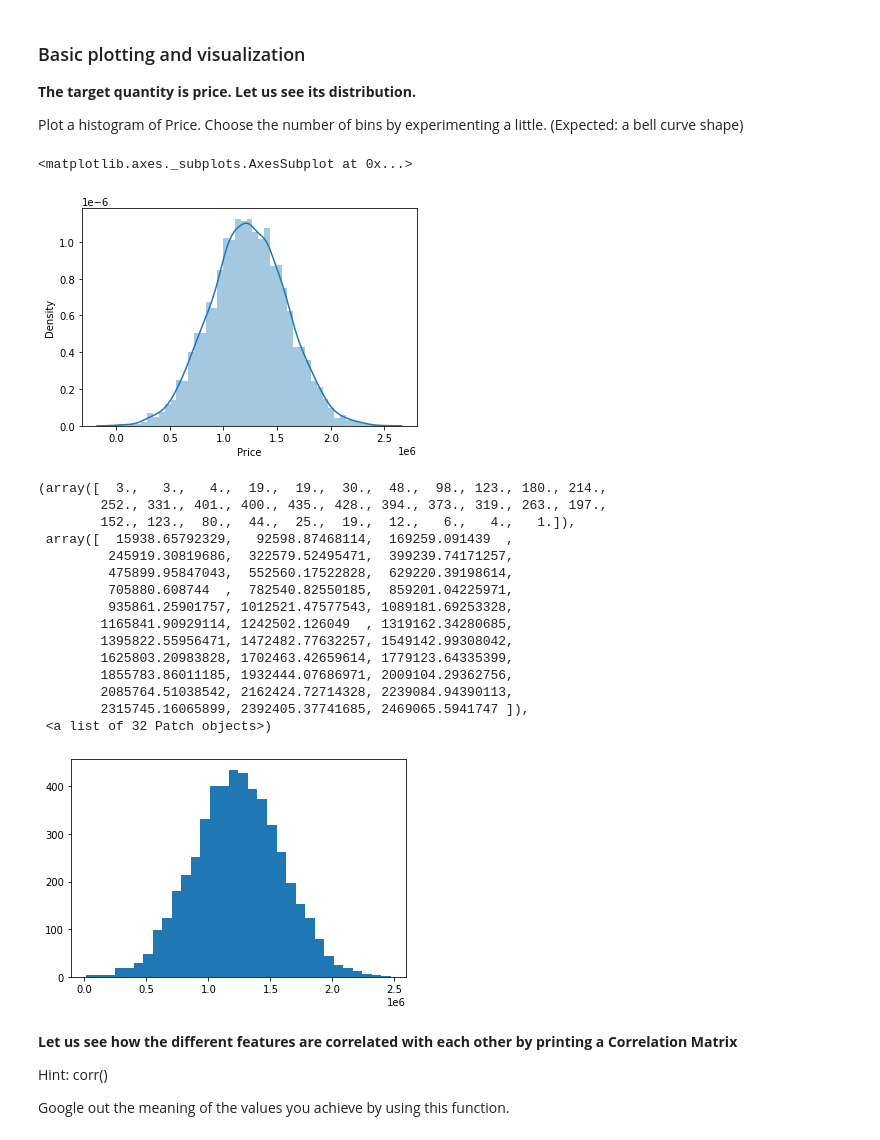
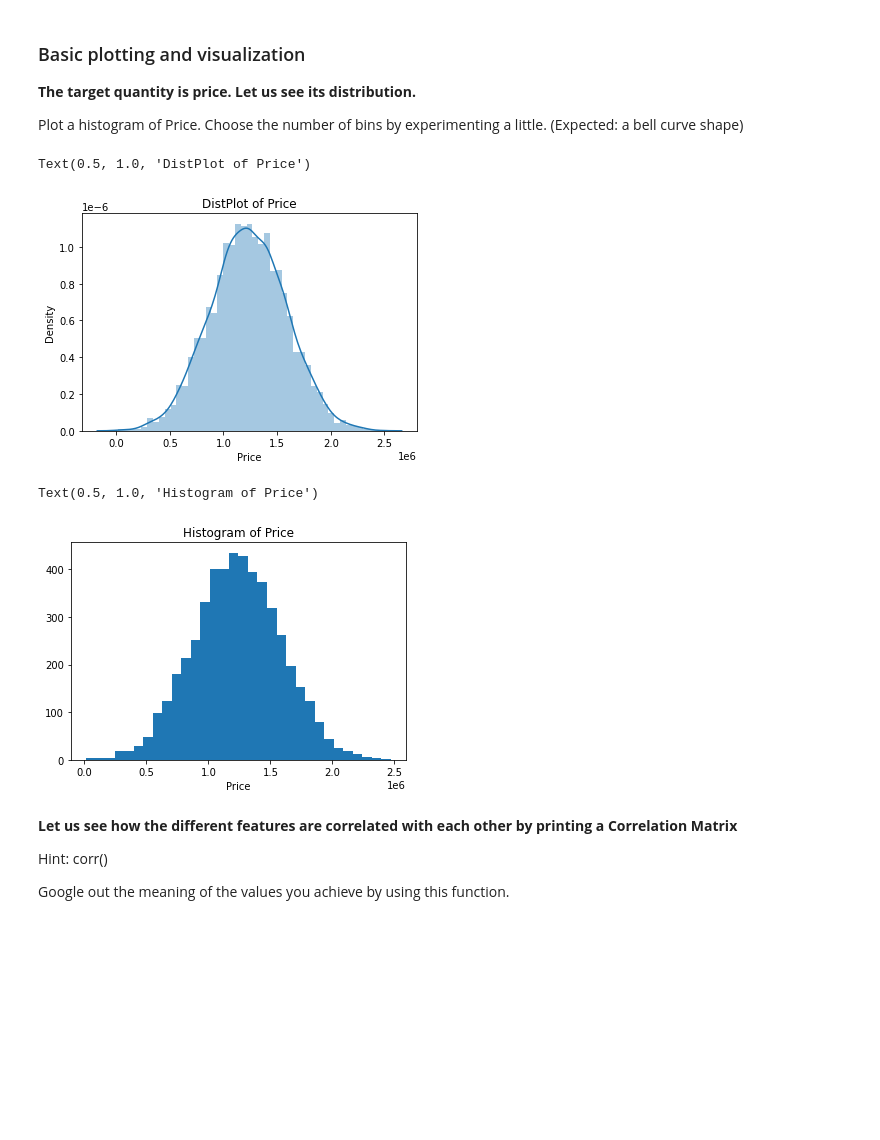
Before and after one commit to maitreya-v/Synapse_LP, a Jupyter notebook: Week_2.ipynb, the cells around one changed output. Saved outputs shown, nothing was run; the diff lists cells and outputs as text; code cells hidden in the pictures; blank space fills up the shorter version.

```diff
--- a/Week_2.ipynb
+++ b/Week_2.ipynb
@@ -90,29 +90,18 @@ Plot a histogram of Price. Choose the number of bins by experimenting a little.
 # %%
 # Your code starts here
 sns.distplot(train_loader['Price'])
+plt.title('DistPlot of Price')
 # Your code ends here
 # %% [output]
-<matplotlib.axes._subplots.AxesSubplot at 0x...>
+Text(0.5, 1.0, 'DistPlot of Price')
-[figure, old version]
+[figure, new version]
 # %%
 plt.hist(train_loader['Price'],bins=32)
+plt.xlabel('Price')
+plt.title('Histogram of Price')
 # %% [output]
-(array([  3.,   3.,   4.,  19.,  19.,  30.,  48.,  98., 123., 180., 214.,
-        252., 331., 401., 400., 435., 428., 394., 373., 319., 263., 197.,
-        152., 123.,  80.,  44.,  25.,  19.,  12.,   6.,   4.,   1.]),
- array([  15938.65792329,   92598.87468114,  169259.091439  ,
-         245919.30819686,  322579.52495471,  399239.74171257,
-         475899.95847043,  552560.17522828,  629220.39198614,
-         705880.608744  ,  782540.82550185,  859201.04225971,
-         935861.25901757, 1012521.47577543, 1089181.69253328,
-        1165841.90929114, 1242502.126049  , 1319162.34280685,
-        1395822.55956471, 1472482.77632257, 1549142.99308042,
-        1625803.20983828, 1702463.42659614, 1779123.64335399,
-        1855783.86011185, 1932444.07686971, 2009104.29362756,
-        2085764.51038542, 2162424.72714328, 2239084.94390113,
-        2315745.16065899, 2392405.37741685, 2469065.5941747 ]),
- <a list of 32 Patch objects>)
+Text(0.5, 1.0, 'Histogram of Price')
-[figure, old version]
+[figure, new version]
 # %% [markdown]
 **Let us see how the different features are correlated with each other by printing a Correlation Matrix**
 
```
Also changed, not shown: parts of 1 cell of this notebook.
